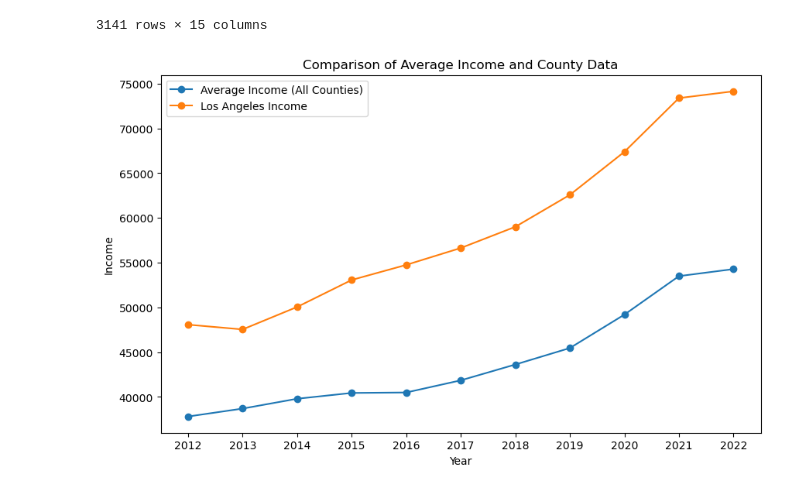
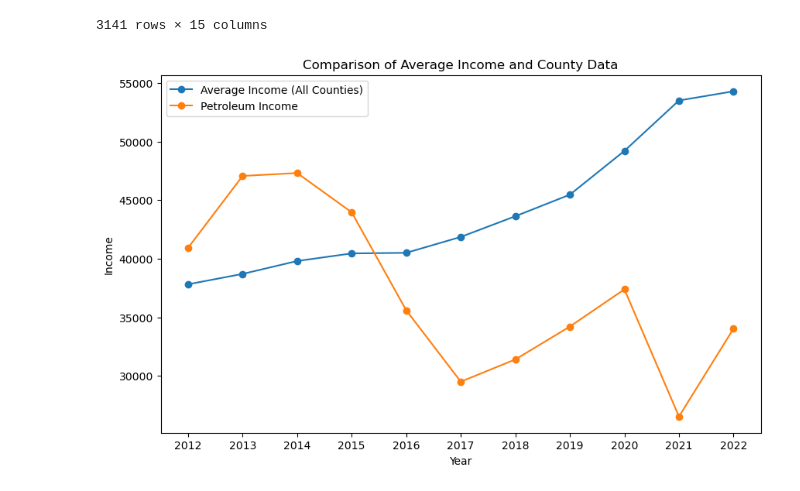
Before and after one commit to Tylerwilliams3644/Bootcamp-Project-1, a Jupyter notebook: County_Breakdown.ipynb, the cells around one changed output. Cells and saved outputs as stored; diff of their text form; code cells hidden in the pictures.

```diff
--- a/County_Breakdown.ipynb
+++ b/County_Breakdown.ipynb
@@ -197,37 +195,38 @@ df_plot['Year'] = pd.to_numeric(df_plot['Year'], errors='coerce')
 import pandas as pd
 import matplotlib.pyplot as plt
 
 # Assuming 'year2' is your data
 df = pd.DataFrame(year2)
 
 # Set the "County" column as the index
 df = df.set_index("County")
 
-# Convert the relevant columns to numeric, excluding non-convertible values
+# Convert the relevant columns to numeric
 numeric_columns = ["2012", "2013", "2014", "2015", "2016", "2017", "2018", "2019", "2020", "2021", "2022"]
 df[numeric_columns] = df[numeric_columns].apply(pd.to_numeric, errors='coerce')
 
-# Select a specific county for comparison
-county_to_compare = "Los Angeles"
+# Enter a specific county for comparison
+county_to_compare = "Petroleum"
 row_to_compare = df.loc[county_to_compare, numeric_columns]
 
-# Create a separate DataFrame for Baldwin county
-baldwin_df = pd.DataFrame({'Year': row_to_compare.index, 'Income': row_to_compare.values}).reset_index(drop=True)
+# Create a separate DataFrame for the specified county
+# baldwin_df = pd.DataFrame({'Year': row_to_compare.index, 'Income': row_to_compare.values}).reset_index(drop=True)
+one_county_df = pd.DataFrame({'Year': row_to_compare.index, 'Income': row_to_compare.values}).reset_index(drop=True)
 
 # Calculate average income for each year across all counties
 average_income_all_counties = df[numeric_columns].mean(axis=0)
 
 # Create a line plot for the average income across all counties
 plt.figure(figsize=(10, 6))
 plt.plot(average_income_all_counties, label='Average Income (All Counties)', marker='o')
 
 # Create a line plot for the specific county
-plt.plot(baldwin_df['Year'], baldwin_df['Income'], label=f'{county_to_compare} Income', marker='o')
+plt.plot(one_county_df['Year'], one_county_df['Income'], label=f'{county_to_compare} Income', marker='o')
 
 plt.title('Comparison of Average Income and County Data')
 plt.xlabel('Year')
 plt.ylabel('Income')
 plt.legend()
 plt.show()
 # %% [output]
-[figure, old version]
+[figure, new version]
```
Also changed, not shown: parts of 6 cells of this notebook.
